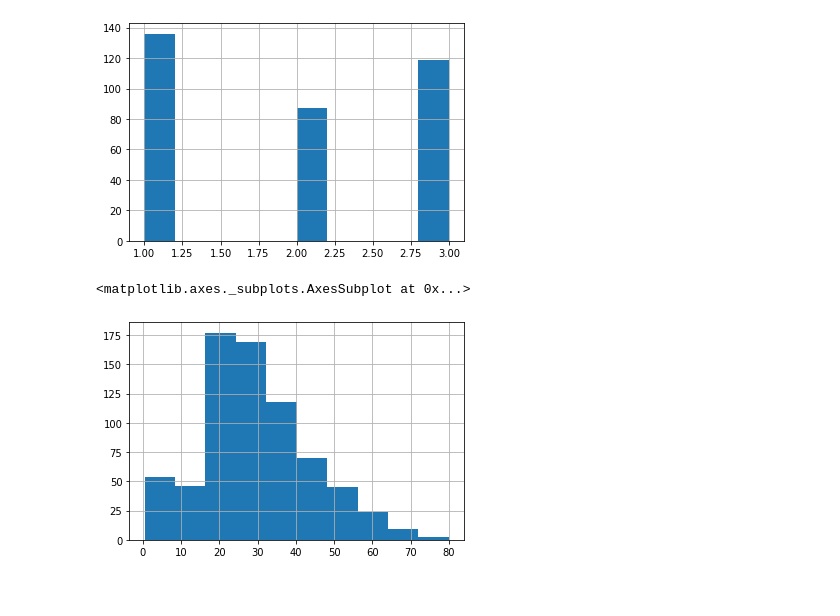
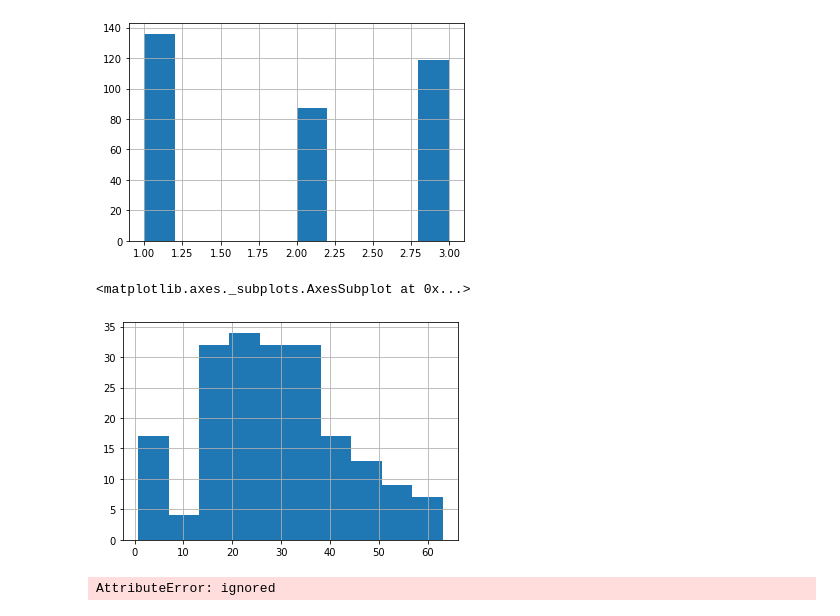
Before and after one commit to J-RojasL/LCGEJ_Python, a Jupyter notebook: Class_2.ipynb, the cells around one changed output. Drawn from its saved outputs; the diff is of its cells as text; code cells hidden in the pictures.

```diff
--- a/Class_2.ipynb
+++ b/Class_2.ipynb
@@ -123,9 +123,29 @@ Class 3 Survival:  24.236252545824847 %
 <matplotlib.axes._subplots.AxesSubplot at 0x...>
 [figure]
 # %%
-df.Age.hist()
+survived_female.Age.hist()
 # The mean age distribution seems to be arond 25, while there also seems to be more kids and infants than teenagers.
 #However, values greater than 25 seem to have a normal distribution
 # %% [output]
 <matplotlib.axes._subplots.AxesSubplot at 0x...>
-[figure, old version]
+[figure, new version]
+# %%
+import seaborn as sns
+import matplotlib.pyplot as plt
+
+fig, axes= plt.sublplots(nrows=1, ncols=2, figsize=(10,4))
+women= df[df['Sex']=='female']
+men= df[df['Sex']=='male']
+
+ax=sns.histplot(women[women['Survived']==1].Age.dropna(), bins=6, label='survived', ax=axes[0], color='blue')
+ax=sns.histplot(women[women['Survived']==0].Age.dropna(), bins=20, label='not_survived', ax=axes[0], color='red', alpha=0.3)
+
+ax.legend()
+ax.set_title('Female')
+
+ax=sns.histplot(men[men['Survived']==1].Age.dropna(), bins=20, label='survived', ax=axes[1], color='blue')
+ax=sns.histplot(men[men['Survived']==0].Age.dropna(), bins=20, label='not_survived', ax=axes[1], color='red', alpha=0.3)
+ax.legend()
+_=ax.set_title('Male')
+# %% [output]
+AttributeError: ignored
```
Also changed, not shown: parts of 37 cells of this notebook.
